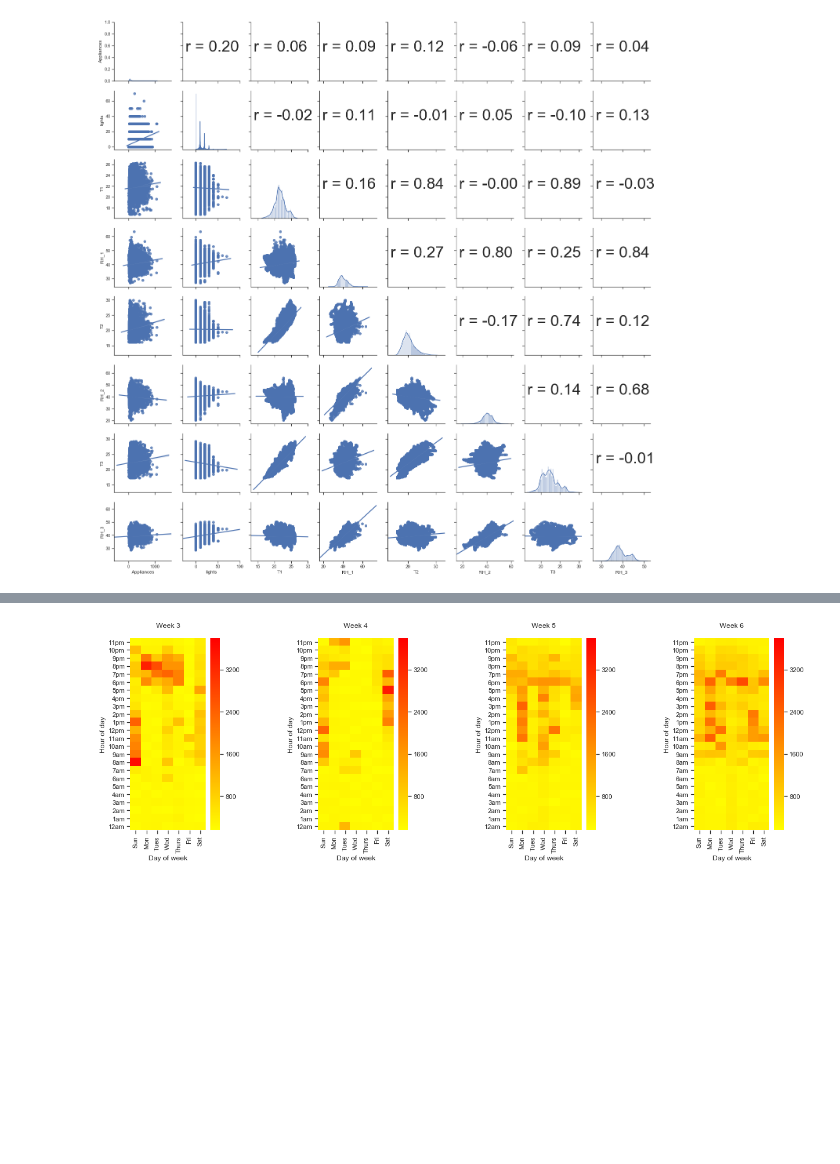
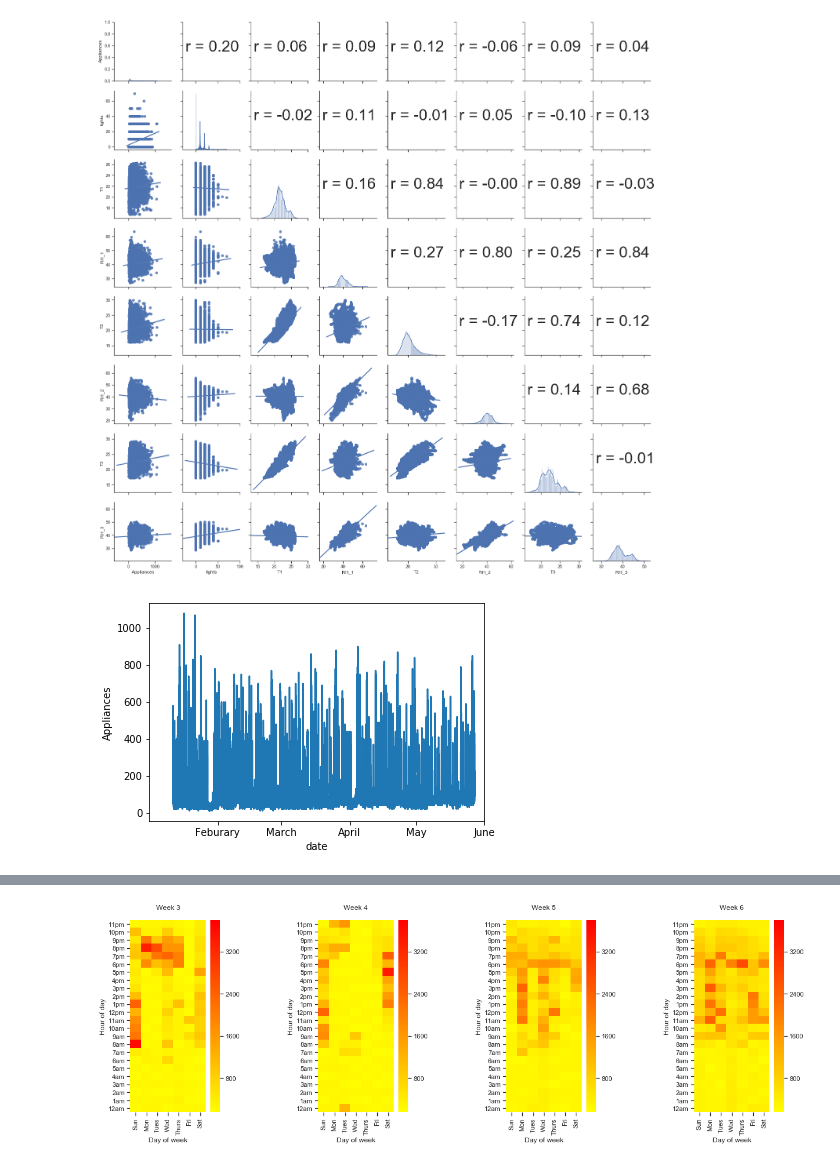
Before and after one commit to billy1234/DataScience-Portfolio, a Jupyter notebook: Portfolio2.ipynb, the cells around one changed output, grey strips where cells are left out. Saved outputs shown, nothing was run; the diff lists cells and outputs as text; code cells hidden in the pictures; blank space fills up the shorter version.

Commit message:
added another graph

```diff
--- a/Portfolio2.ipynb
+++ b/Portfolio2.ipynb
@@ -27,3 +27,18 @@ pairp.map_upper(corrfunc)
 None
 # %% [output]
 [figure]
+# %%
+df['date'] = pd.to_datetime(df['date'])
+dayMap = dict(zip([6]+list(range(0,6)),range(0,7))) #so the 1st day is sunday not monday
+monthNames = ['January', 'Feburary', 'March', 'April', 'May', 'June', 'July', 'August', 'September', 'October', 'November', 'December']
+df['week'],df['day'],df['hour'],df['month'] = df['date'].map(lambda x: x.isocalendar()[1]) ,df['date'].map(lambda x: dayMap[x.weekday()]) ,df['date'].map(lambda x: x.hour),df['date'].map(lambda x: x.month)
+df = df.sort_values('date')
+ticks = [pd.datetime(2016,e,1,0) for e in range (2,7)]
+
+mLine = sns.lineplot(df['date'],df['Appliances'])
+mLine.set_xticks(ticks)
+mLine.set(xticklabels=[monthNames[e.month-1] for e in ticks]) #-1 so that the tick represents the END of the month
+mLine.set(xlim =(pd.datetime(2016,1,1,0), pd.datetime(2016,6,1,0)))
+None
+# %% [output]
+[figure, added]
```
Also changed, not shown: parts of 3 cells of this notebook.
